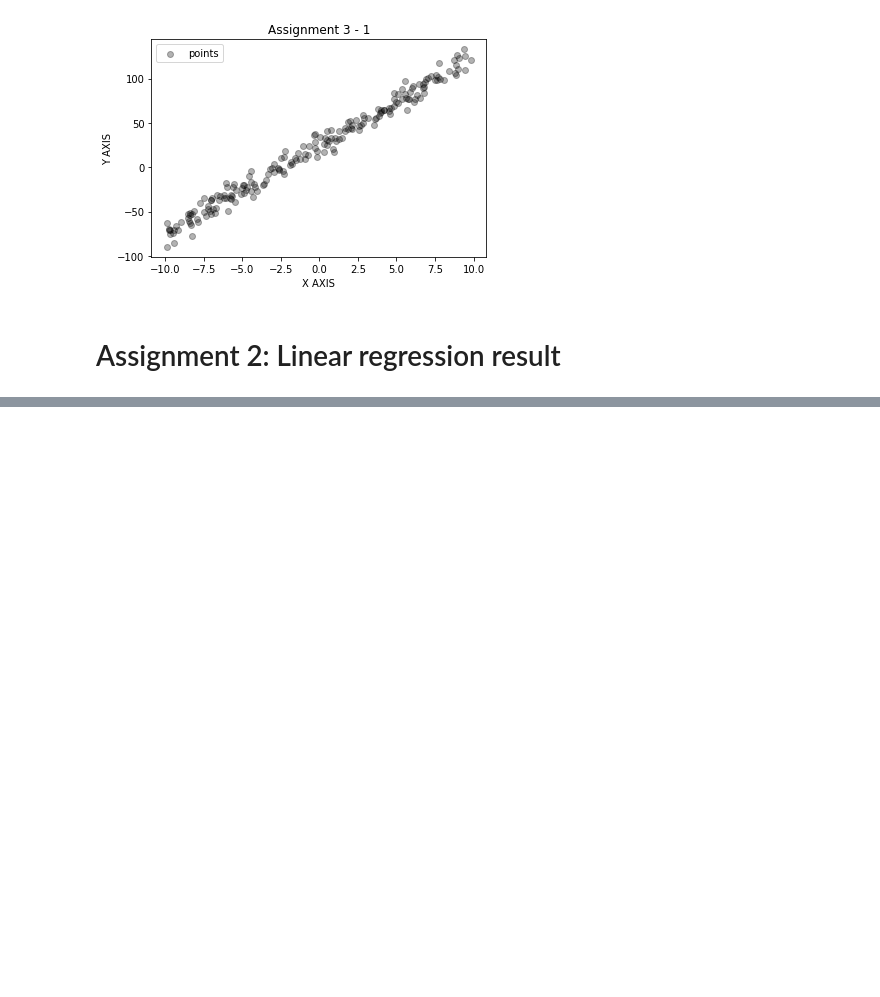
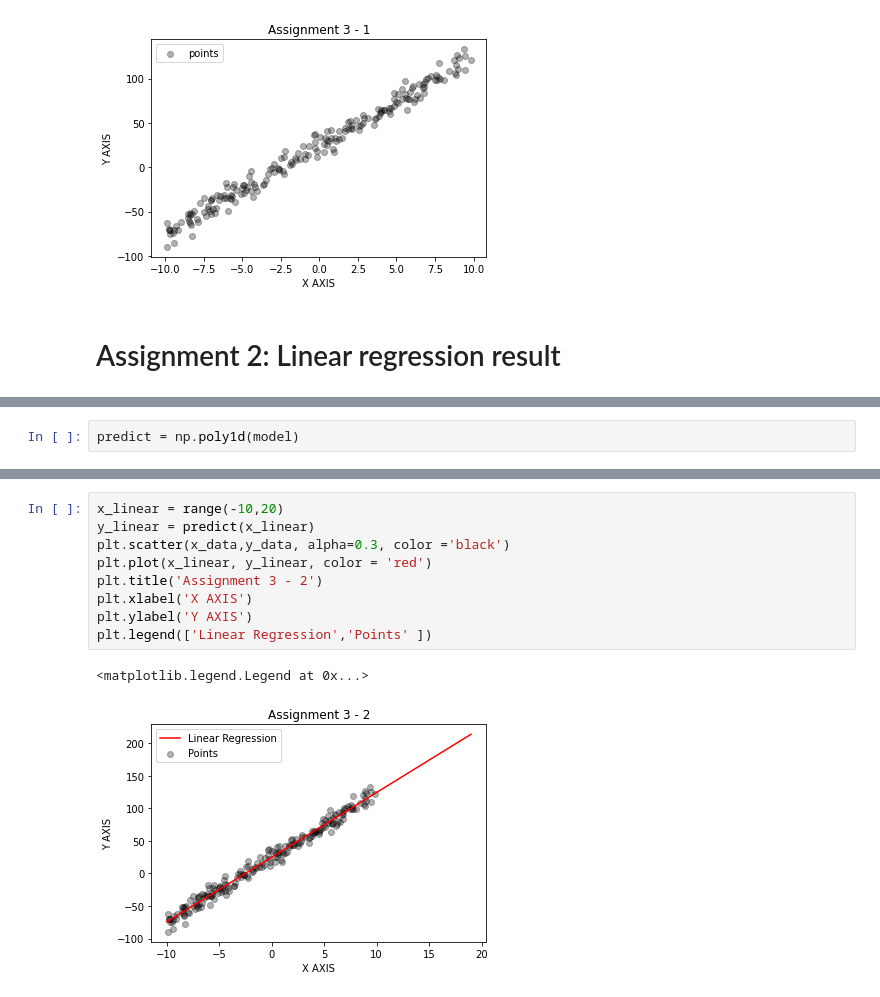
Before and after one commit to tony45678/tonyyoon, a Jupyter notebook: Assignment3.ipynb, the cells around one changed output, grey strips where cells are left out. Saved outputs shown, nothing was run; the diff lists cells and outputs as text; blank space fills up the shorter version.

```diff
--- a/Assignment3.ipynb
+++ b/Assignment3.ipynb
@@ -62,0 +44,2 @@ NameError: ignored
+# %%
+predict = np.poly1d(model)
@@ -62,0 +50,12 @@ NameError: ignored
+# %%
+x_linear = range(-10,20)
+y_linear = predict(x_linear)
+plt.scatter(x_data,y_data, alpha=0.3, color ='black')
+plt.plot(x_linear, y_linear, color = 'red')
+plt.title('Assignment 3 - 2')
+plt.xlabel('X AXIS')
+plt.ylabel('Y AXIS')
+plt.legend(['Linear Regression','Points' ])
+# %% [output]
+<matplotlib.legend.Legend at 0x...>
+[figure, added]
```
Also changed, not shown: parts of 14 cells of this notebook.
